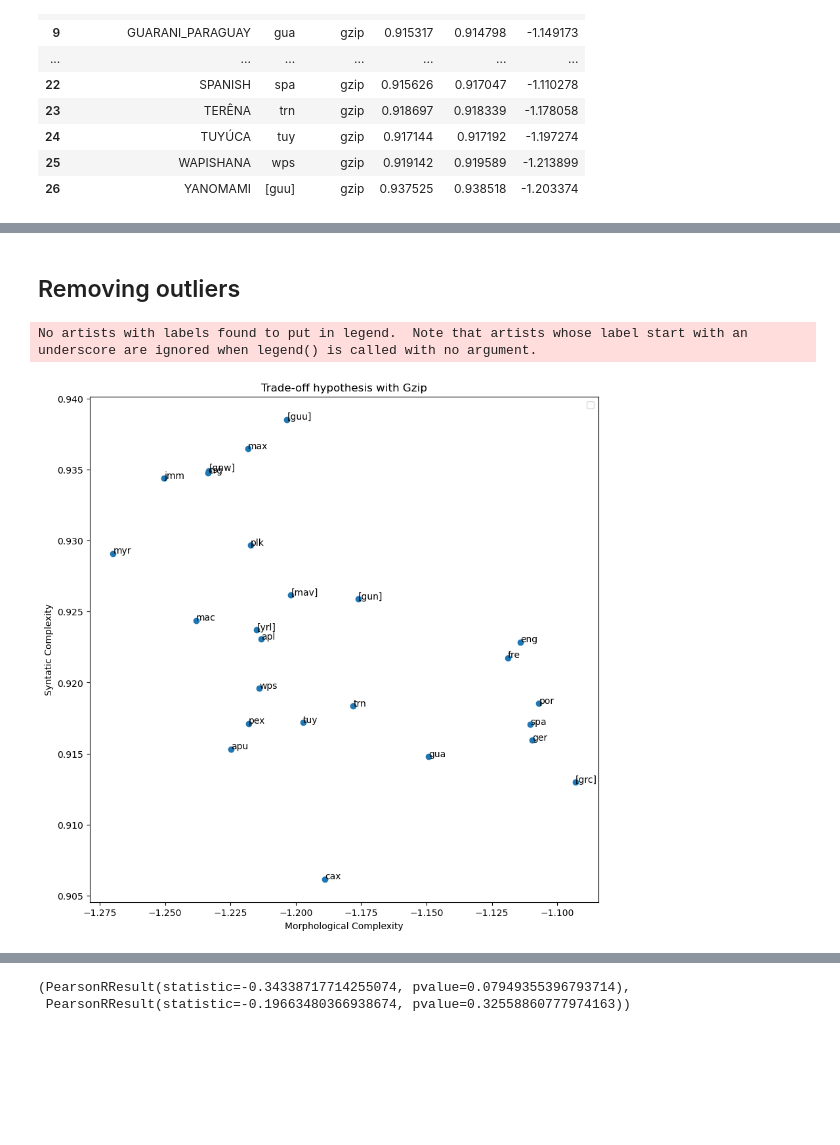
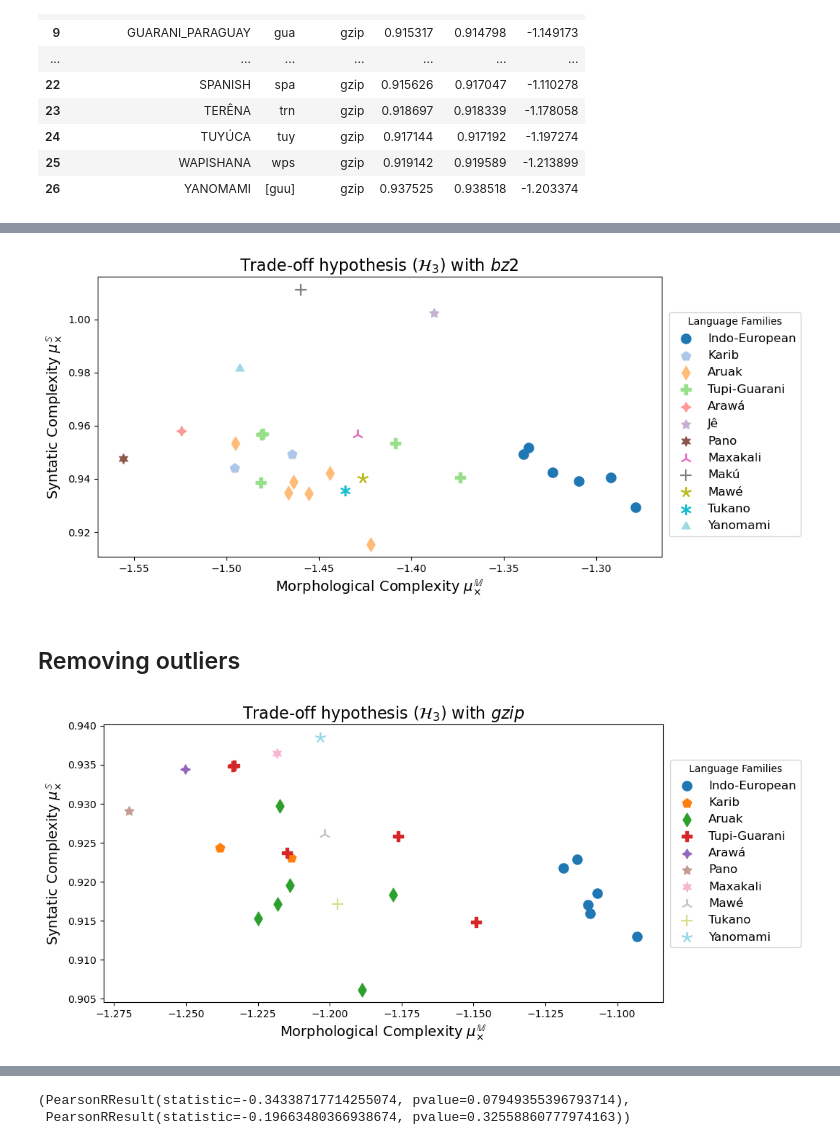
Before and after one commit to migueldmc/language-complexity, a Jupyter notebook: notebooks/Proposition_d90.ipynb, the cells around one changed output, grey strips where cells are left out. Cells and saved outputs as stored; diff of their text form; code cells hidden in the pictures; blank space fills up the shorter version.

```diff
--- a/notebooks/Proposition_d90.ipynb
+++ b/notebooks/Proposition_d90.ipynb
@@ -295,4 +288,6 @@ r
 | 24 | TUYÚCA | tuy | gzip | 0.917144 | 0.917192 | -1.197274 |
 | 25 | WAPISHANA | wps | gzip | 0.919142 | 0.919589 | -1.213899 |
 | 26 | YANOMAMI | [guu] | gzip | 0.937525 | 0.938518 | -1.203374 |
+# %%
+family=pd.read_csv('../dataset/family.csv', index_col=None)
 # %%
@@ -325,3 +386,7 @@ No artists with labels found to put in legend.  Note that artists whose label st
+# %%
+ploth3(df, 'bz2', family=family, text=False)
+# %% [output]
+[figure, added]
 # %% [markdown]
 ## Removing outliers
 # %%
@@ -329,8 +394,7 @@ languages = set(df.wals)
 outliers1 = set(("nad", "kng"))
 outliers2 = set(("eng", 'fre', 'por', 'spa', 'ger', '[grc]'))
 # %%
-ploth3(df, 'gzip', languages - outliers1)
+ploth3(df, 'gzip', family=family, wals=languages - outliers1)
 # %% [output]
-No artists with labels found to put in legend.  Note that artists whose label start with an underscore are ignored when legend() is called with no argument.
-[figure, old version]
+[figure, new version]
 # %%
```
Also changed, not shown: parts of 10 cells of this notebook, 7 other files.
